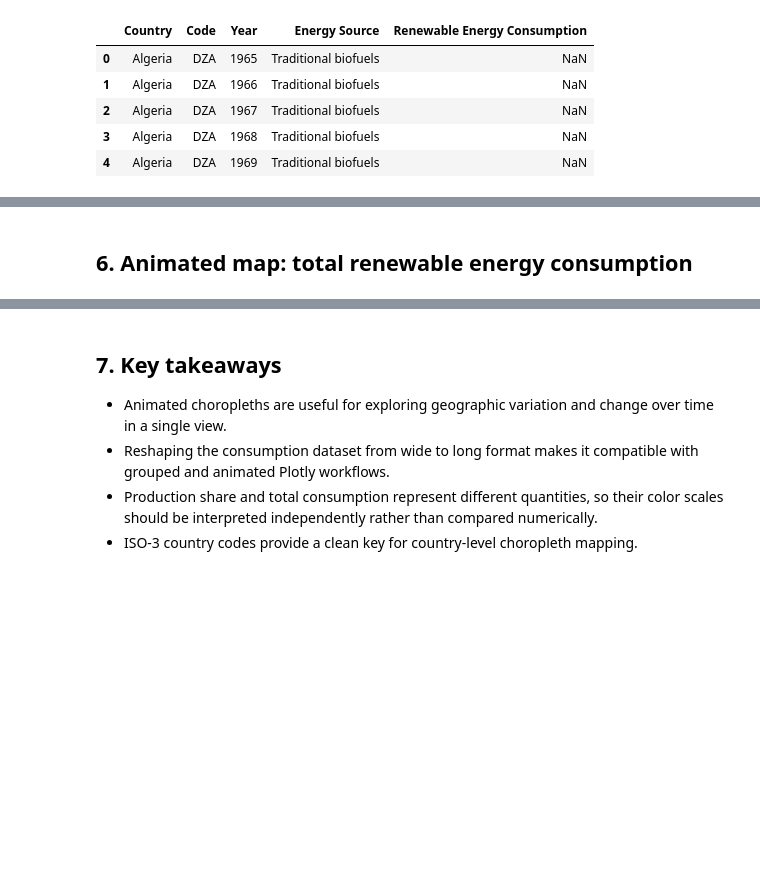
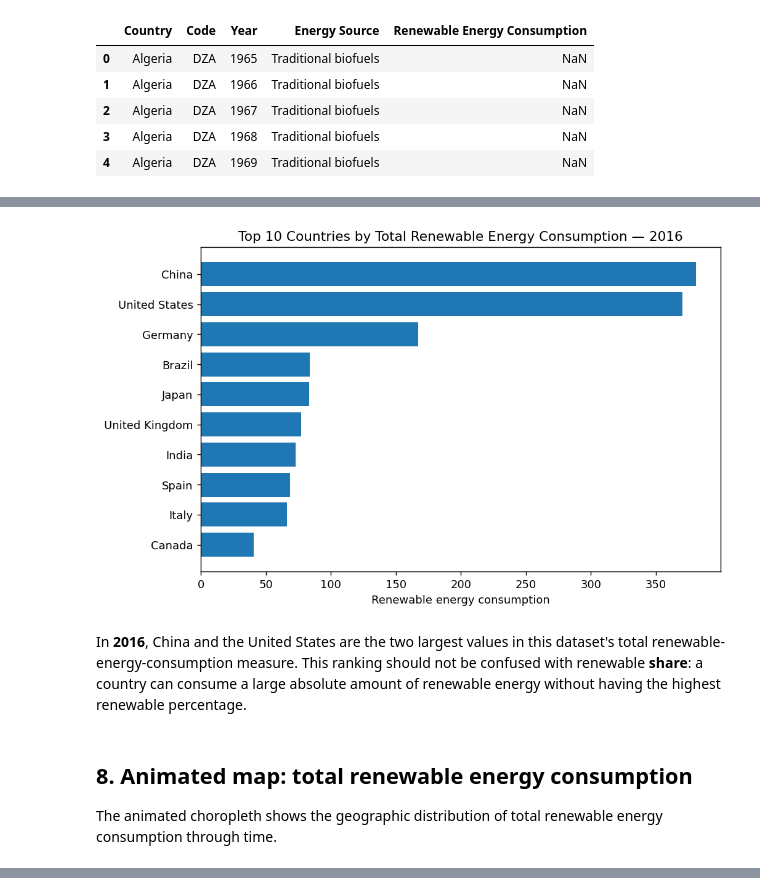
Before and after one commit to melodyyangds/Python-visualization-work, a Jupyter notebook: notebooks/renewable_energy_geospatial.ipynb, the cells around one changed output, grey strips where cells are left out. Cells and saved outputs as stored; diff of their text form; code cells hidden in the pictures; blank space fills up the shorter version.

```diff
--- a/notebooks/renewable_energy_geospatial.ipynb
+++ b/notebooks/renewable_energy_geospatial.ipynb
@@ -97,5 +138,38 @@ total_consumption.head()
+# %%
+latest_consumption_year = total_consumption["Year"].max()
+
+consumption_top10 = (
+    total_consumption.loc[
+        total_consumption["Year"].eq(latest_consumption_year)
+        & total_consumption["Code"].astype(str).str.len().eq(3)
+    ]
+    .nlargest(10, "Renewable Energy Consumption")
+    .sort_values("Renewable Energy Consumption")
+)
+
+ax = consumption_top10.plot(
+    kind="barh",
+    x="Country",
+    y="Renewable Energy Consumption",
+    legend=False,
+    figsize=(8, 5),
+)
+
+ax.set_title(
+    f"Top 10 Countries by Total Renewable Energy Consumption — {latest_consumption_year}"
+)
+ax.set_xlabel("Renewable energy consumption")
+ax.set_ylabel("")
+plt.tight_layout()
+plt.show()
+# %% [output]
+[figure, added]
+# %% [markdown]
+In **2016**, China and the United States are the two largest values in this dataset's total renewable-energy-consumption measure. This ranking should not be confused with renewable **share**: a country can consume a large absolute amount of renewable energy without having the highest renewable percentage.
 # %% [markdown]
-## 6. Animated map: total renewable energy consumption
+## 8. Animated map: total renewable energy consumption
+
+The animated choropleth shows the geographic distribution of total renewable energy consumption through time.
 # %%
 fig = px.choropleth(
     total_consumption,
@@ -112,10 +186,3 @@ fig.update_geos(projection_type="natural earth")
 fig.show()
 # %% [output]
 [interactive output not drawn]
-# %% [markdown]
-## 7. Key takeaways
-
-- Animated choropleths are useful for exploring geographic variation and change over time in a single view.
-- Reshaping the consumption dataset from wide to long format makes it compatible with grouped and animated Plotly workflows.
-- Production share and total consumption represent different quantities, so their color scales should be interpreted independently rather than compared numerically.
-- ISO-3 country codes provide a clean key for country-level choropleth mapping.
```
Also changed, not shown: parts of 12 cells of this notebook, 3 other files.
